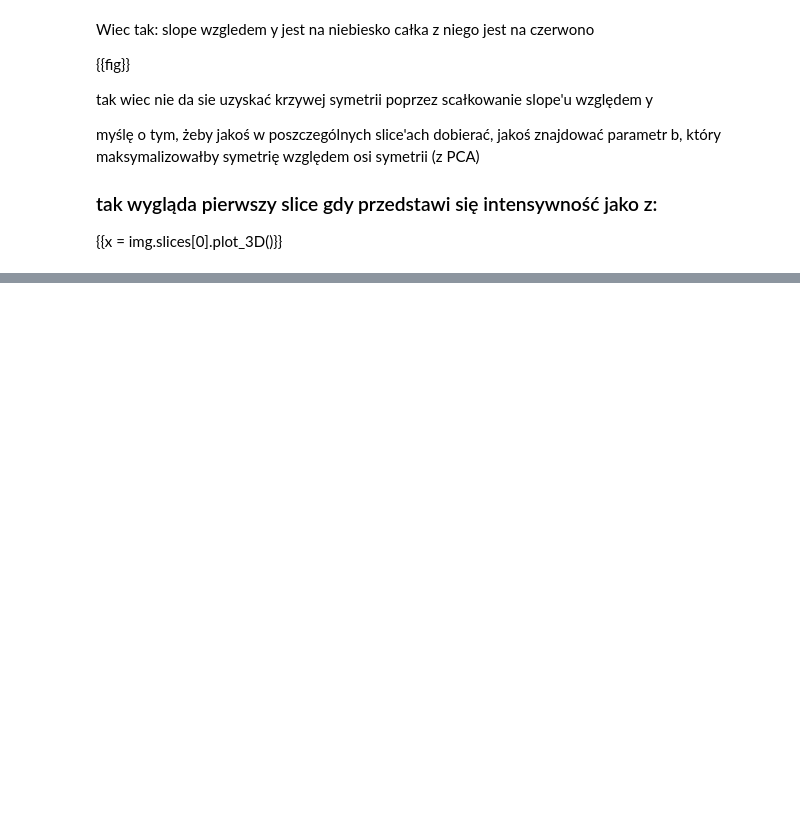
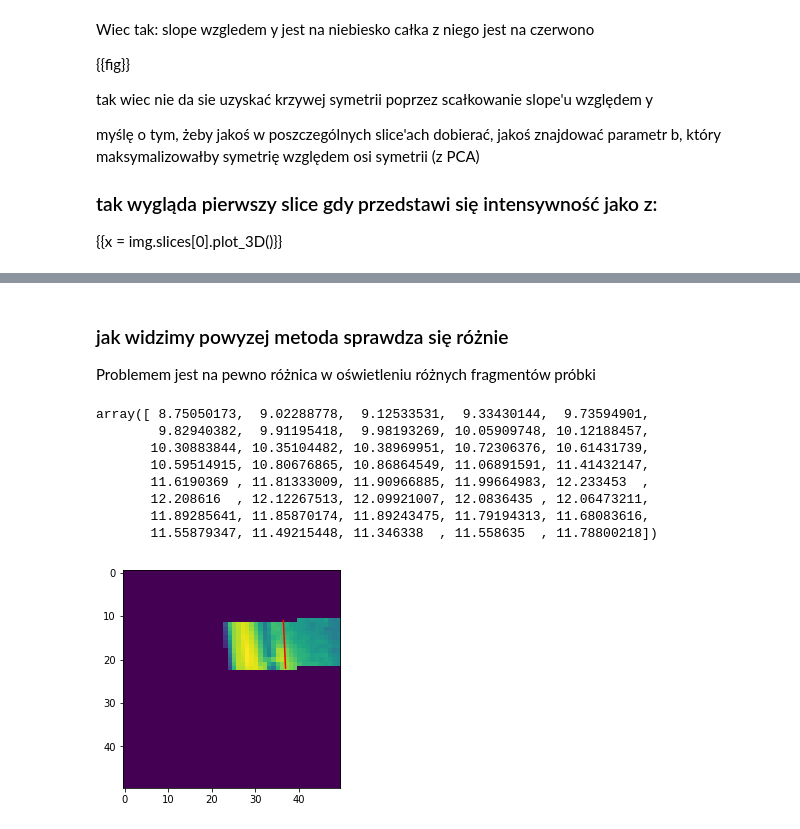
Before and after one commit to michalstepniewski/symmetry, a Jupyter notebook: Hemipheres.ipynb, the cells around one changed output, grey strips where cells are left out. Saved outputs shown, nothing was run; the diff lists cells and outputs as text; code cells hidden in the pictures; blank space fills up the shorter version.

```diff
--- a/Hemipheres.ipynb
+++ b/Hemipheres.ipynb
@@ -534,3 +662,18 @@ for slice_i in tqdm(img.slices):
+# %% [markdown]
+### jak widzimy powyzej metoda sprawdza się różnie
+Problemem jest na pewno różnica w oświetleniu różnych fragmentów próbki
+# %%
+x.calc_devs_slice(epsilon_range=[-20,20])
+# %% [output]
+array([ 8.75050173,  9.02288778,  9.12533531,  9.33430144,  9.73594901,
+        9.82940382,  9.91195418,  9.98193269, 10.05909748, 10.12188457,
+       10.30883844, 10.35104482, 10.38969951, 10.72306376, 10.61431739,
+       10.59514915, 10.80676865, 10.86864549, 11.06891591, 11.41432147,
+       11.6190369 , 11.81333009, 11.90966885, 11.99664983, 12.233453  ,
+       12.208616  , 12.12267513, 12.09921007, 12.0836435 , 12.06473211,
+       11.89285641, 11.85870174, 11.89243475, 11.79194313, 11.68083616,
+       11.55879347, 11.49215448, 11.346338  , 11.558635  , 11.78800218])
+[figure, added]
 # %%
 #mozna tez gaussy
 #wyplotowac funkcje deva
```
Also changed, not shown: parts of 22 cells of this notebook, 1 other file.
